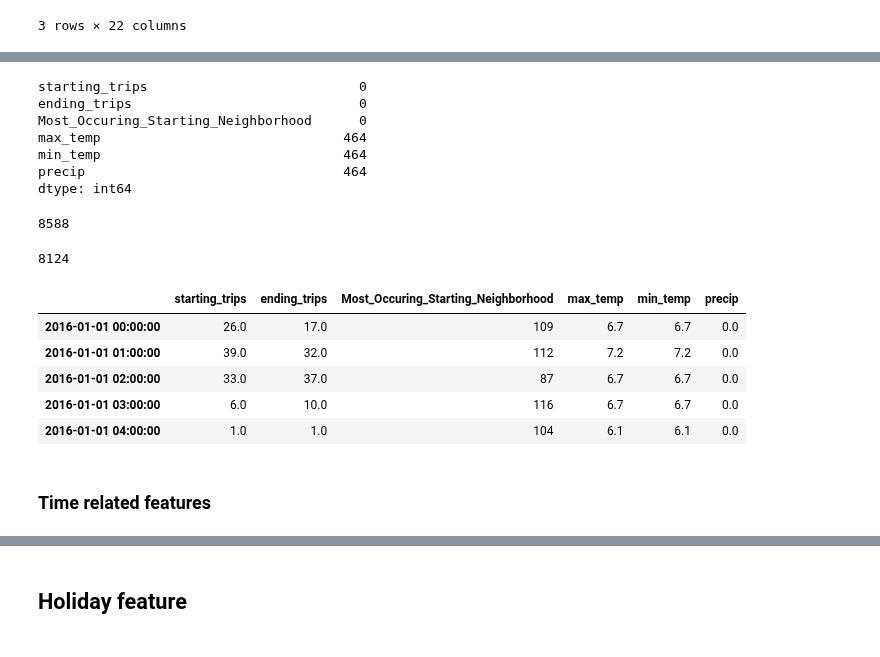
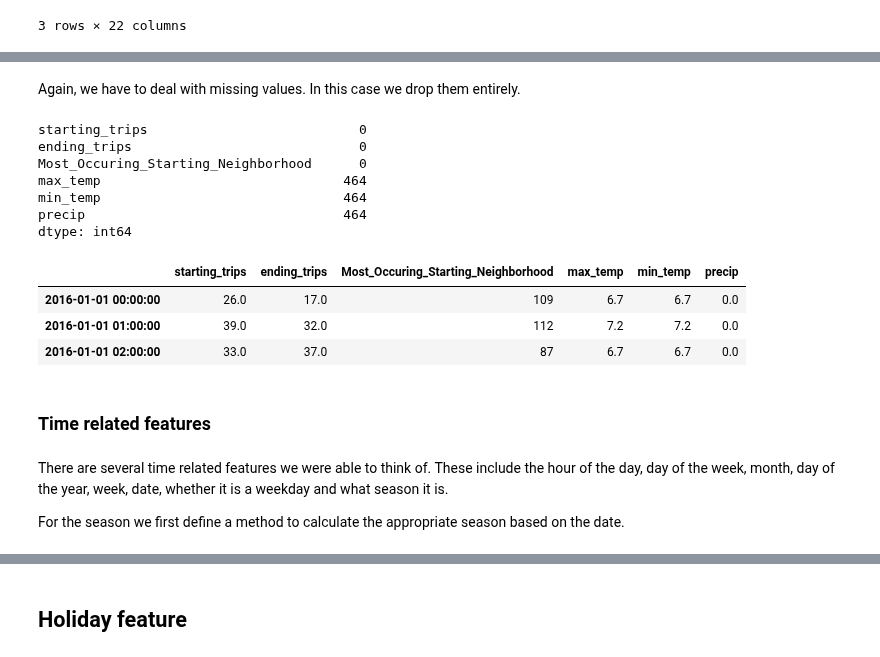
Before and after one commit to Jerematix/dataflow, a Jupyter notebook: notebooks/predictive_analytics/Feature Engineering.ipynb, the cells around one changed output, grey strips where cells are left out. Drawn from its saved outputs; the diff is of its cells as text; code cells hidden in the pictures.

```diff
--- a/notebooks/predictive_analytics/Feature Engineering.ipynb
+++ b/notebooks/predictive_analytics/Feature Engineering.ipynb
@@ -213,39 +141,37 @@ print(len(df_weather))
 # %%
+# add new columns containing the weather data
 df_bike_trips_hourly['max_temp'] = df_weather['max_temp']
 df_bike_trips_hourly['min_temp'] = df_weather['min_temp']
 df_bike_trips_hourly['precip'] = df_weather['precip']
-df_bike_trips_hourly.isna().sum()
-
-#df_bike_trips_hourly.head()
-# %% [output]
-starting_trips                           0
-ending_trips                             0
-Most_Occuring_Starting_Neighborhood      0
-max_temp                               464
-min_temp                               464
-precip                                 464
-dtype: int64
+# %% [markdown]
+Again, we have to deal with missing values. In this case we drop them entirely.
+# %%
+df_bike_trips_hourly.isna().sum()
+# %% [output]
+starting_trips                           0
+ending_trips                             0
+Most_Occuring_Starting_Neighborhood      0
+max_temp                               464
+min_temp                               464
+precip                                 464
+dtype: int64
 # %%
-print(len(df_bike_trips_hourly))
+#drop null values
+df_bike_trips_hourly = df_bike_trips_hourly.dropna()
-# %% [output]
-8588
-# %%
-#drop null values
-df_bike_trips_hourly = df_bike_trips_hourly.dropna()
-print(len(df_bike_trips_hourly))
-# %% [output]
-8124
 # %%
-df_bike_trips_hourly.head()
+#overview
+df_bike_trips_hourly.head(3)
 # %% [output]
 |  | starting_trips | ending_trips | Most_Occuring_Starting_Neighborhood | max_temp | min_temp | precip |
 | 2016-01-01 00:00:00 | 26.0 | 17.0 | 109 | 6.7 | 6.7 | 0.0 |
 | 2016-01-01 01:00:00 | 39.0 | 32.0 | 112 | 7.2 | 7.2 | 0.0 |
 | 2016-01-01 02:00:00 | 33.0 | 37.0 | 87 | 6.7 | 6.7 | 0.0 |
-| 2016-01-01 03:00:00 | 6.0 | 10.0 | 116 | 6.7 | 6.7 | 0.0 |
-| 2016-01-01 04:00:00 | 1.0 | 1.0 | 104 | 6.1 | 6.1 | 0.0 |
 # %% [markdown]
 ### Time related features
+# %% [markdown]
+There are several time related features we were able to think of. These include the hour of the day, day of the week, month, day of the year, week, date, whether it is a weekday and what season it is.
+
+For the season we first define a method to calculate the appropriate season based on the date.
 # %%
 def get_season(dates):
     seasons = []
```
Also changed, not shown: parts of 46 cells of this notebook, 1 other file.
